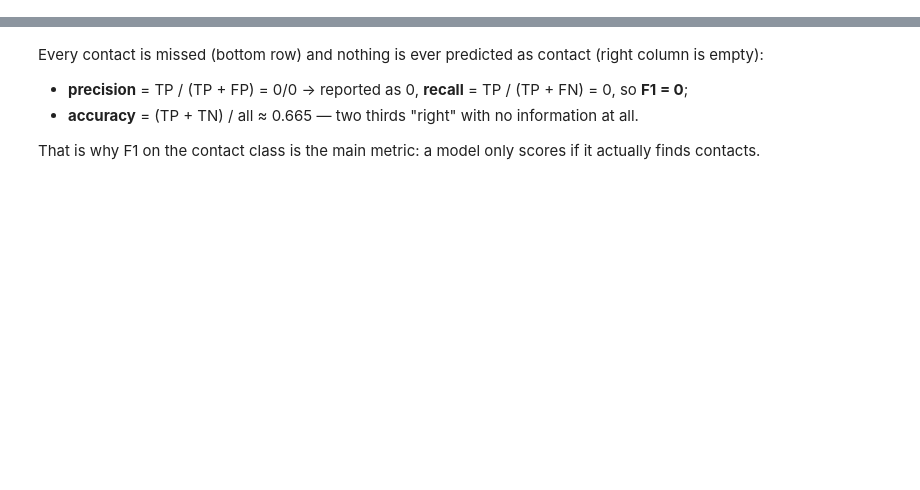
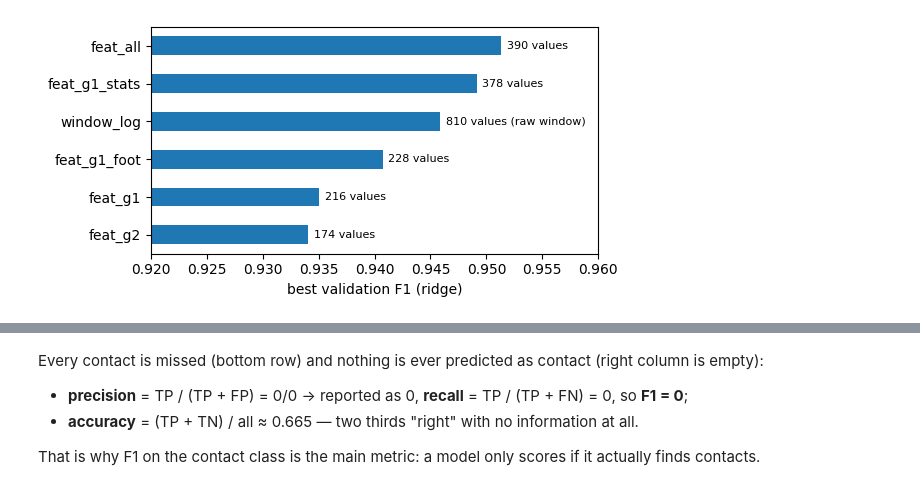
Before and after one commit to FilippoGorini/ML2_project, a Jupyter notebook: notebooks/02_results.ipynb, the cells around one changed output, grey strips where cells are left out. Cells and saved outputs as stored; diff of their text form; code cells hidden in the pictures; blank space fills up the shorter version.

```diff
--- a/notebooks/02_results.ipynb
+++ b/notebooks/02_results.ipynb
@@ -45,0 +186,10 @@ plt.tight_layout()
+# %%
+sizes = {"feat_g1": 216, "feat_g2": 174, "feat_g1_foot": 228, "feat_g1_stats": 378, "feat_all": 390, "window_log": 810}
+val_feat = pd.Series({n: best_val(f"ridge_{n}") for n in sizes}).sort_values()
+ax = val_feat.plot.barh(figsize=(6, 3), xlim=(0.92, 0.96)); ax.set_xlabel("best validation F1 (ridge)")
+for i, n in enumerate(val_feat.index):
+    ax.text(val_feat[n] + 0.0005, i, f"{sizes[n]} values" + (" (raw window)" if n == "window_log" else ""),
+            va="center", fontsize=8)
+plt.tight_layout()
+# %% [output]
+[figure, added]
```
Also changed, not shown: parts of 49 cells of this notebook, 19 other files.
